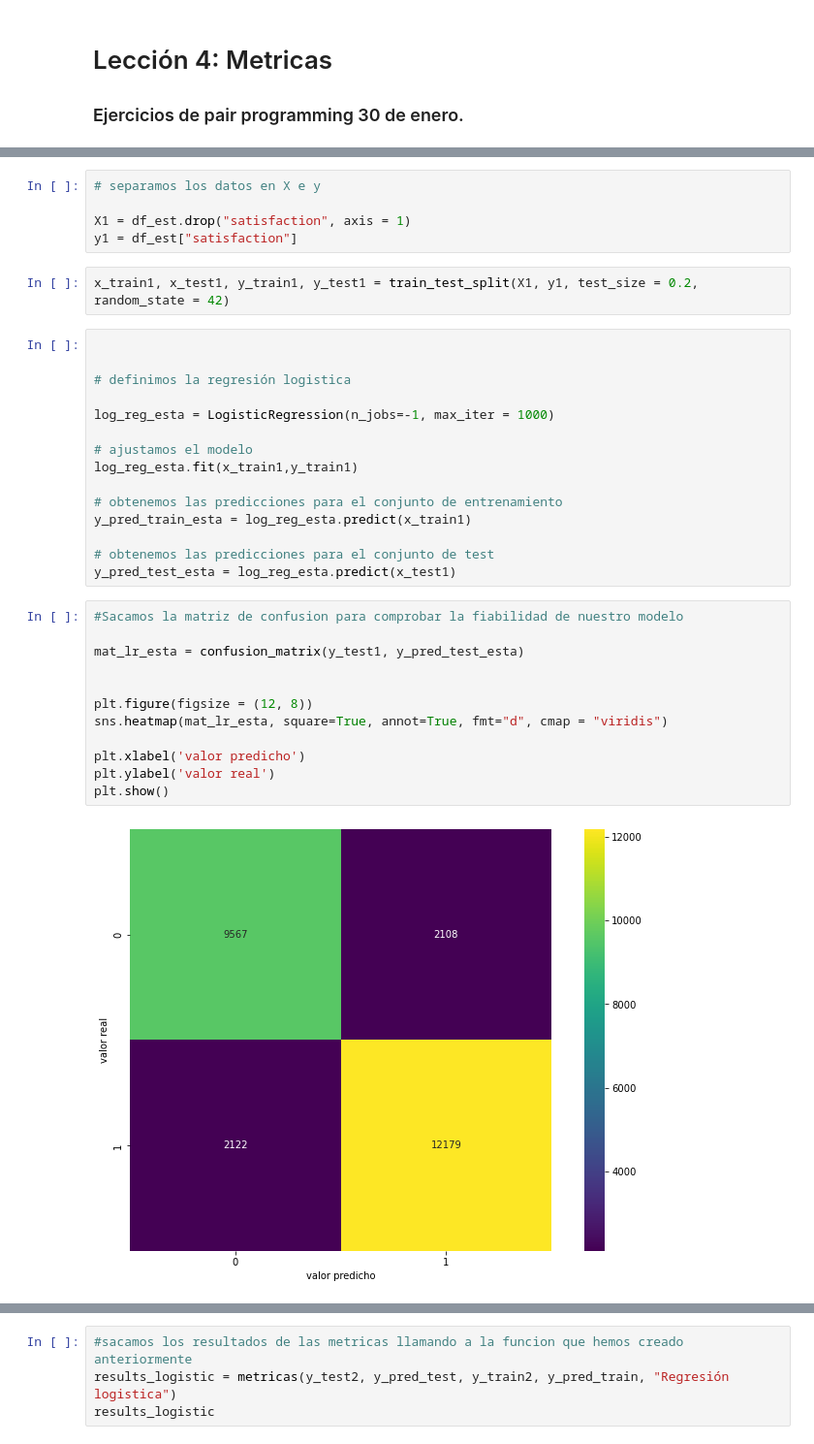
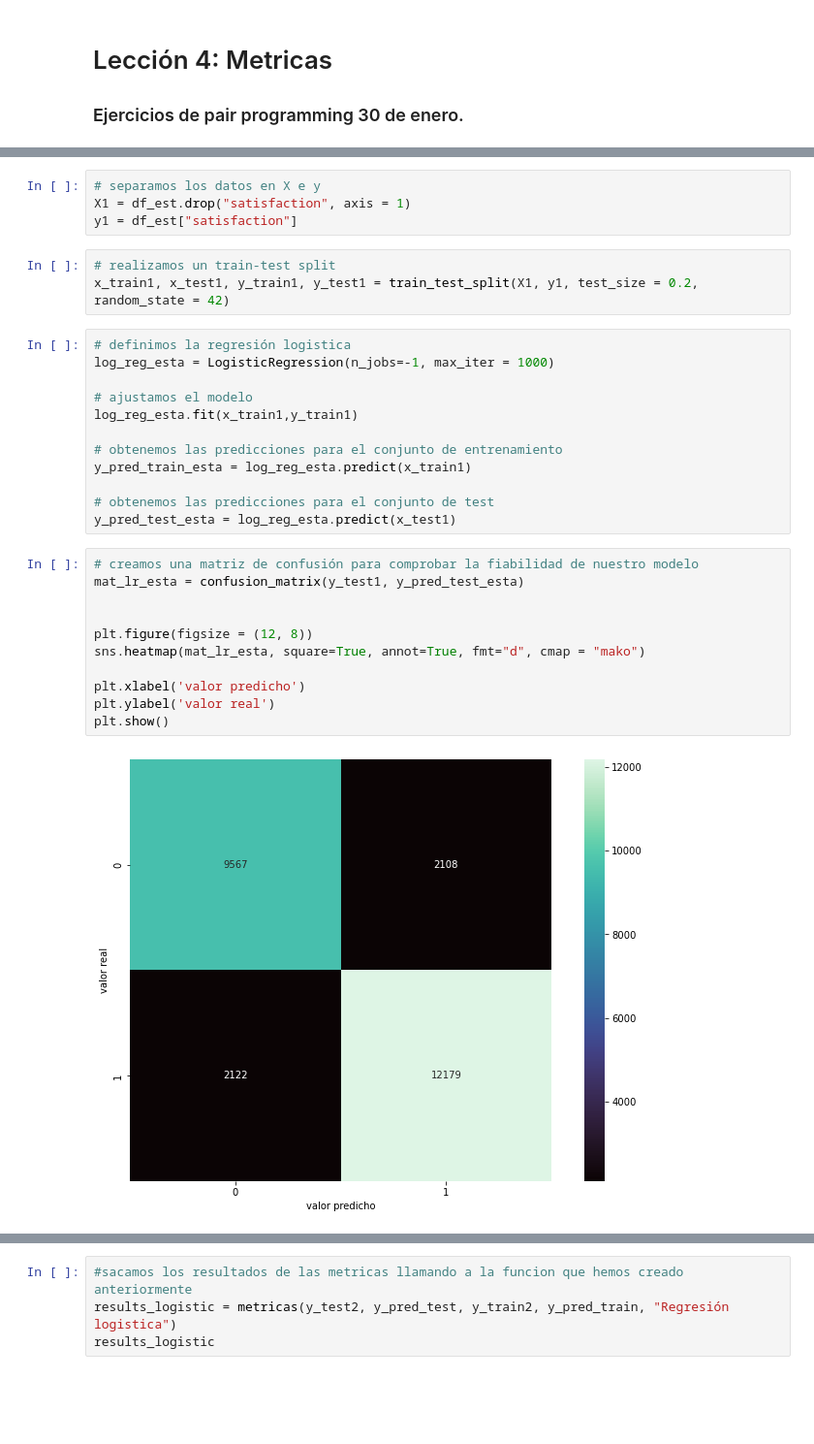
Before and after one commit to Adalab/DA-promo-c-modulo-3-sprint-1-AnaG-Laura, a Jupyter notebook: Regresión Logística/Lección-4-Metricas.ipynb, the cells around one changed output, grey strips where cells are left out. Shown at 97% size. Cells and saved outputs as stored; diff of their text form; blank space fills up the shorter version.

```diff
--- a/Regresión Logística/Lección-4-Metricas.ipynb
+++ b/Regresión Logística/Lección-4-Metricas.ipynb
@@ -31,16 +31,13 @@ df_est.head()
 5 rows × 23 columns
 # %%
 # separamos los datos en X e y
-
 X1 = df_est.drop("satisfaction", axis = 1)
 y1 = df_est["satisfaction"]
 # %%
+# realizamos un train-test split
 x_train1, x_test1, y_train1, y_test1 = train_test_split(X1, y1, test_size = 0.2, random_state = 42)
 # %%
-
-
 # definimos la regresión logistica
-
 log_reg_esta = LogisticRegression(n_jobs=-1, max_iter = 1000)
 
 # ajustamos el modelo
@@ -52,17 +49,16 @@ y_pred_train_esta = log_reg_esta.predict(x_train1)
 # obtenemos las predicciones para el conjunto de test
 y_pred_test_esta = log_reg_esta.predict(x_test1)
 # %%
-#Sacamos la matriz de confusion para comprobar la fiabilidad de nuestro modelo
-
+# creamos una matriz de confusión para comprobar la fiabilidad de nuestro modelo
 mat_lr_esta = confusion_matrix(y_test1, y_pred_test_esta)
 
 
 plt.figure(figsize = (12, 8))
-sns.heatmap(mat_lr_esta, square=True, annot=True, fmt="d", cmap = "viridis")
+sns.heatmap(mat_lr_esta, square=True, annot=True, fmt="d", cmap = "mako")
 
 plt.xlabel('valor predicho')
 plt.ylabel('valor real')
 plt.show()
 # %% [output]
-[figure, old version]
+[figure, new version]
 # %%
```
Also changed, not shown: parts of 14 cells of this notebook, 15 other files.
